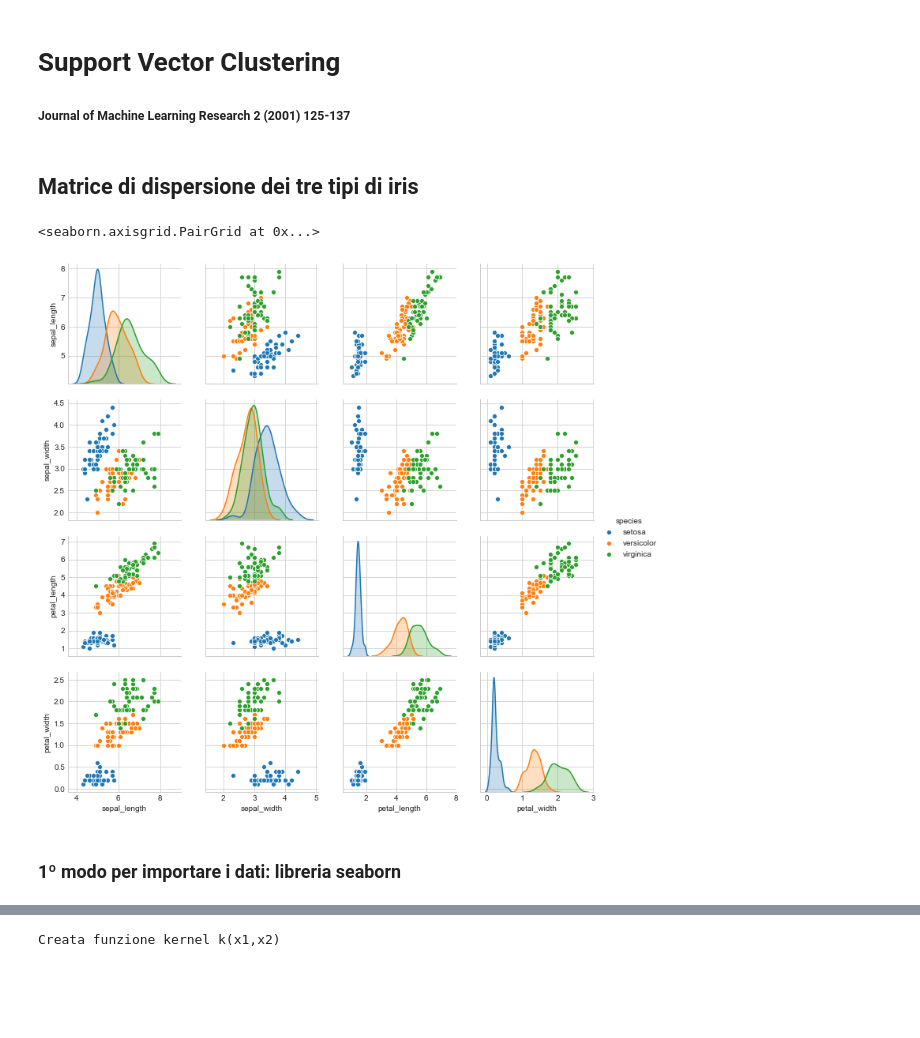
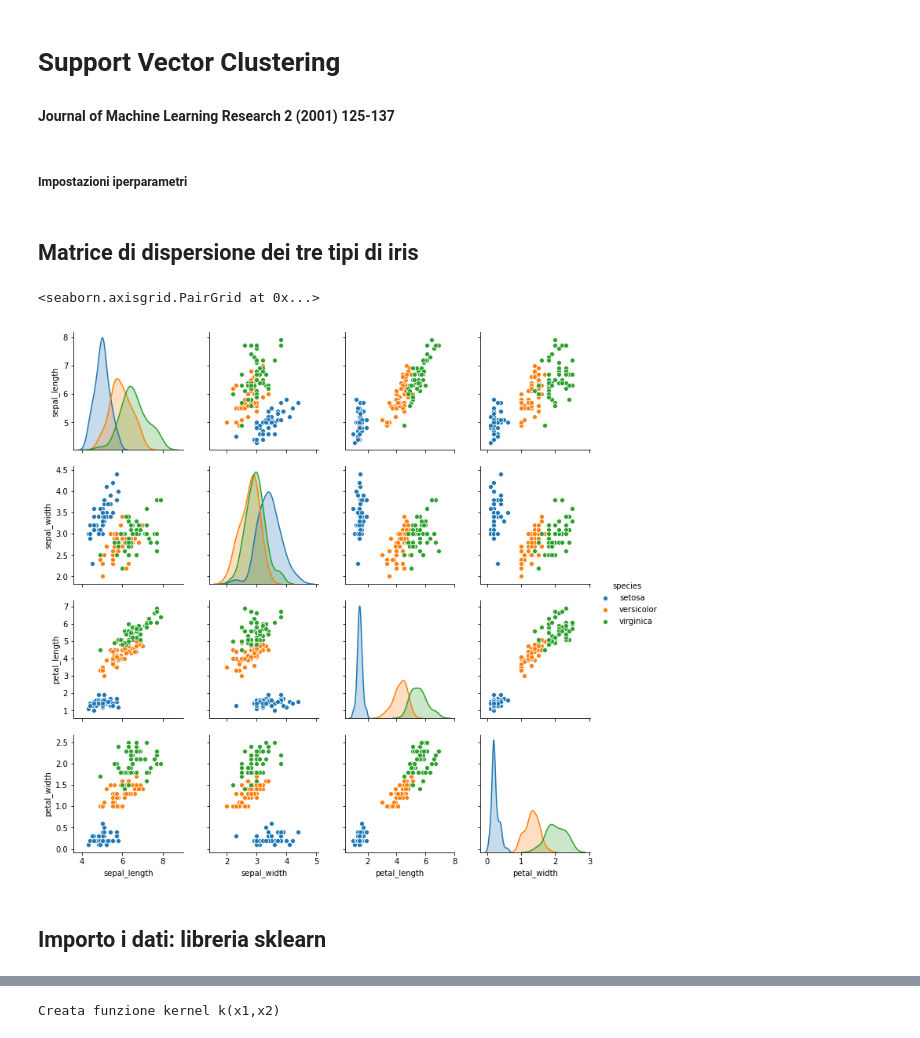
Before and after one commit to sakara11/SVC, a Jupyter notebook: SVC.ipynb, the cells around one changed output, grey strips where cells are left out. Cells and saved outputs as stored; diff of their text form; code cells hidden in the pictures; blank space fills up the shorter version.

```diff
--- a/SVC.ipynb
+++ b/SVC.ipynb
@@ -1,3 +1,5 @@
 # %% [markdown]
 # Support Vector Clustering
-##### Journal of Machine Learning Research 2 (2001) 125-137
+#### Journal of Machine Learning Research 2 (2001) 125-137
+# %% [markdown]
+##### Impostazioni iperparametri
@@ -5,11 +14,10 @@
 ## Matrice di dispersione dei tre tipi di iris
 # %%
 import seaborn as sns
-df = sns.load_dataset("iris")
-sns.pairplot(df, hue="species")
+sns.pairplot(sns.load_dataset("iris"), hue="species")
 # %% [output]
 <seaborn.axisgrid.PairGrid at 0x...>
-[figure, old version]
+[figure, new version]
 # %% [markdown]
-### 1º modo per importare i dati: libreria seaborn
+## Importo i dati: libreria sklearn
 # %%
```
Also changed, not shown: parts of 29 cells of this notebook.
